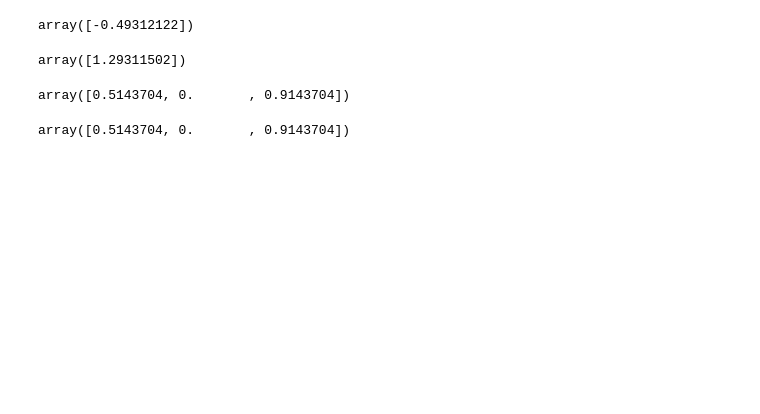
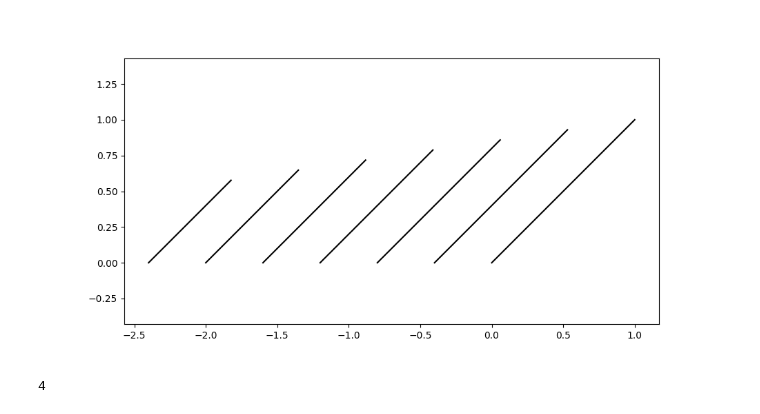
Before and after one commit to tim939422/OpenAEM, a Jupyter notebook: notebooks/packets.ipynb, the cells around one changed output. Drawn from its saved outputs; the diff is of its cells as text; code cells hidden in the pictures; blank space fills up the shorter version.

```diff
--- a/notebooks/packets.ipynb
+++ b/notebooks/packets.ipynb
@@ -35,16 +7,21 @@ t, s = np.linalg.solve(C, d)
-# %%
-t
-# %% [output]
-array([-0.49312122])
-# %%
-s
-# %% [output]
-array([1.29311502])
-# %%
-p0 + t*d0
-# %% [output]
-array([0.5143704, 0.       , 0.9143704])
-# %%
-p1 + s*d1
-# %% [output]
-array([0.5143704, 0.       , 0.9143704])
+# %%
+distance = 0.4
+alpha = np.deg2rad(10.0)
+
+neddies = 7
+h0 = 1.0
+heights  = np.array([h0 - i*distance*np.tan(alpha) for i in range(neddies)])
+
+beta = np.deg2rad(45.0)
+# %%
+fig, ax = plt.subplots(1, 1, figsize=(10, 5))
+ax.axis('equal')
+for i in range(neddies):
+    ax.plot([-i*distance, -i*distance + heights[i]*np.tan(beta)], [0.0, heights[i]], 'k-')
+# %% [output]
+[figure, added]
+# %%
+a = np.zeros((4, 3))
+print(np.size(a, axis=0))
+# %% [output]
+4
```
Also changed, not shown: parts of 7 cells of this notebook, 5 other files.
